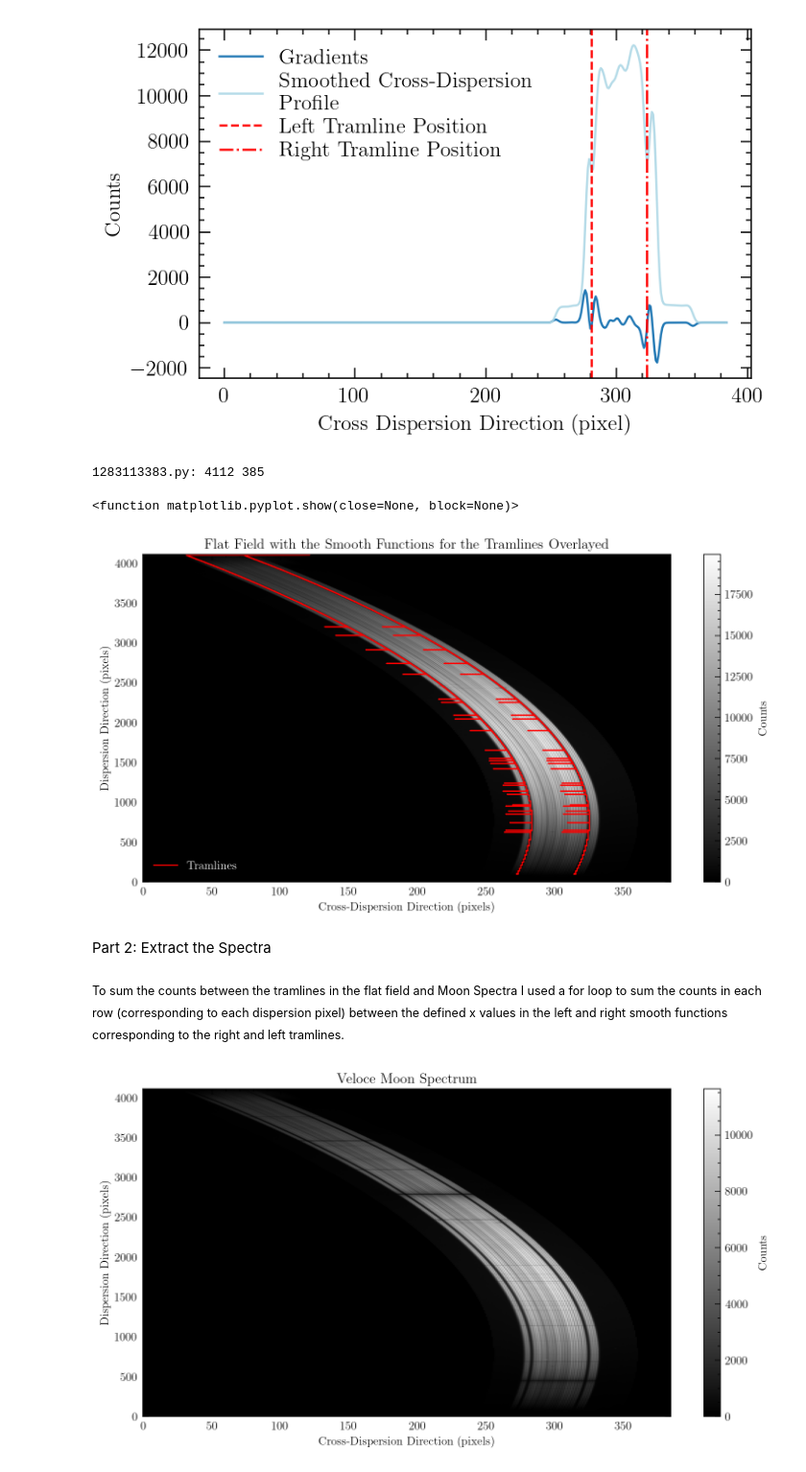
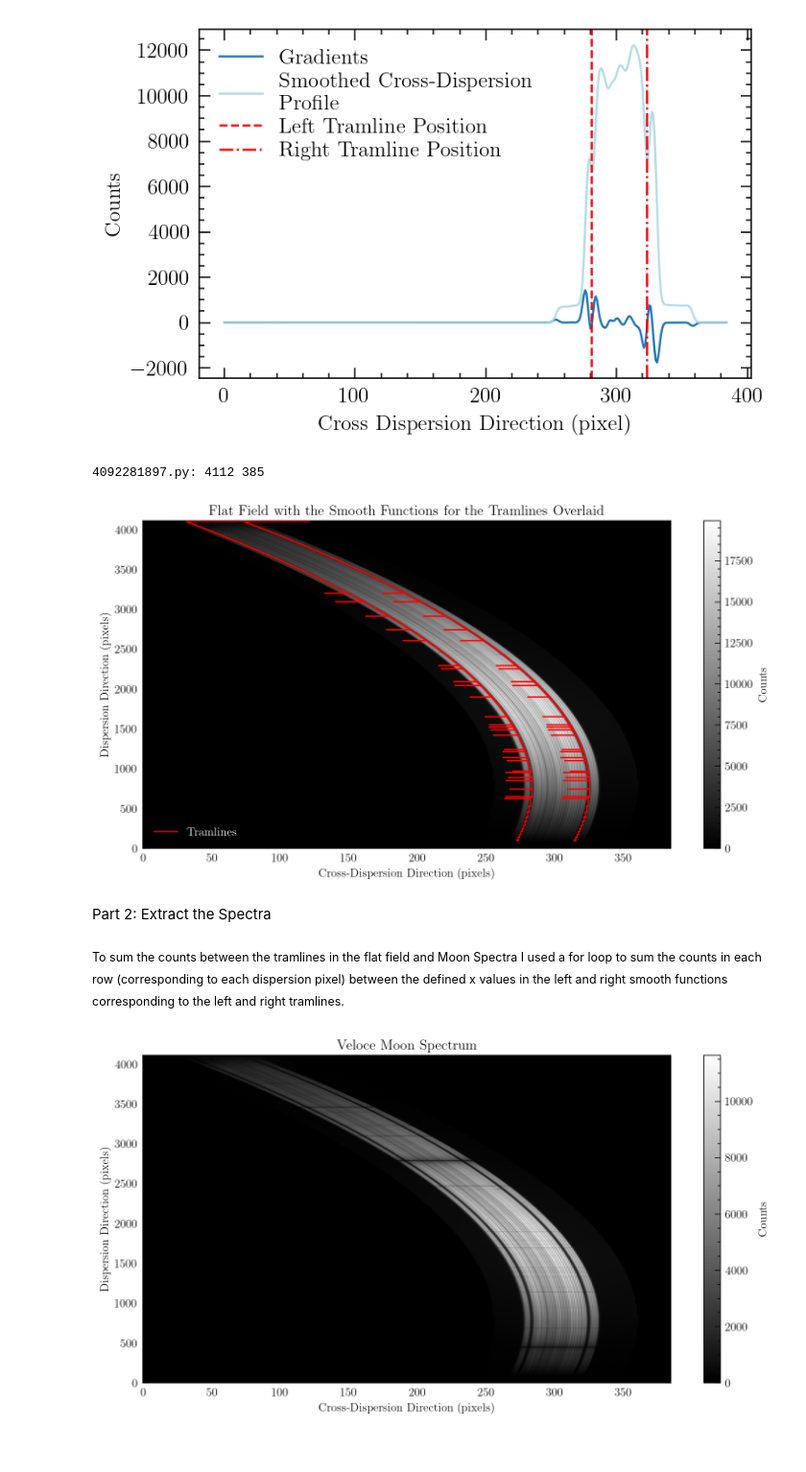
Before and after one commit to alannah-f/ASTR4004A2, a Jupyter notebook: Question4.ipynb, the cells around one changed output. Shown at 96% size. Cells and saved outputs as stored; diff of their text form; code cells hidden in the pictures.

```diff
--- a/Question4.ipynb
+++ b/Question4.ipynb
@@ -48,7 +48,7 @@ ny, nx=np.shape(flat_data)
 print(ny,nx)
 #Initialise an array representing the number of disperion pixels in the y-direction
 y_pix=np.arange(ny)
-#Initialise arrays for the position of the left and right tram lines in terms of cross-dispersion pixel
+#Initialise arrays for the x-position of the left and right tramlines in terms of cross-dispersion pixel
 left_tram_pos=np.zeros(ny)
 right_tram_pos=np.zeros(ny)
 for i in y_pix[100:]:
@@ -60,43 +60,43 @@ for i in y_pix[100:]:
     #Define the threshold below which the gradient of the first tramline dip is expected to be
     threshold=-5
     #Find the first strong negative gradient below this
     for x in range (1, nx):
         if gradients[x]<threshold:
-            #Added two here as from visual inspection of the overlaid smooth functions, it appeared it was off by this factor
+            #Added 2 here as from visual inspection of the overlaid smooth functions, it appeared it was off by this factor
             left_tram=x+2
             break
     #assuming the right tramline is about 42 pixels away from previous visual inspection
     if left_tram is None:
         right_tram=None
     else:
         right_tram=left_tram+42
     #Adding these positions to the array
     left_tram_pos[i]=left_tram
     right_tram_pos[i]=right_tram
 #Fitting a smooth function
 left_smooth= UnivariateSpline(y_pix,left_tram_pos, s=5)
 right_smooth= UnivariateSpline(y_pix,right_tram_pos, s=5)
-#Plotting it with the tramlines overlayed
+#Plotting it with the tramlines overlaied
 plt.figure(figsize=(12,6))
 plt.imshow(flat_data, cmap='gray', origin='lower', aspect='auto')
 plt.plot(left_smooth(y_pix[100:]), y_pix[100:], 'r-', label='Tramlines')
 plt.plot(right_smooth(y_pix[100:]), y_pix[100:], 'r-')
 plt.colorbar(label='Counts')
-plt.title('Flat Field with the Smooth Functions for the Tramlines Overlayed')
+plt.title('Flat Field with the Smooth Functions for the Tramlines Overlaid')
 plt.ylabel('Dispersion Direction (pixels)')
 plt.xlabel('Cross-Dispersion Direction (pixels)')
 leg = plt.legend(loc='lower left')
 for text in leg.get_texts():
     text.set_color("white")
 plt.show
+plt.savefig("figures/Q4Part1TramlinesOverlaid.png", dpi=300, bbox_inches='tight')
 # %% [output]
-1283113383.py: 4112 385
+4092281897.py: 4112 385
-<function matplotlib.pyplot.show(close=None, block=None)>
-[figure, old version]
+[figure, new version]
 # %% [markdown]
 Part 2: Extract the Spectra
 # %% [markdown]
-<small>To sum the counts between the tramlines in the flat field and Moon Spectra I used a for loop to sum the counts in each row (corresponding to each dispersion pixel) between the defined x values in the left and right smooth functions corresponding to the right and left tramlines.  </small>
+<small>To sum the counts between the tramlines in the flat field and Moon Spectra I used a for loop to sum the counts in each row (corresponding to each dispersion pixel) between the defined x values in the left and right smooth functions corresponding to the left and right tramlines.  </small>
 # %%
 #Import the data from the Moon.fits file as well
 moon=fits.open('data/moon.fits')
```
Also changed, not shown: parts of 3 cells of this notebook.
